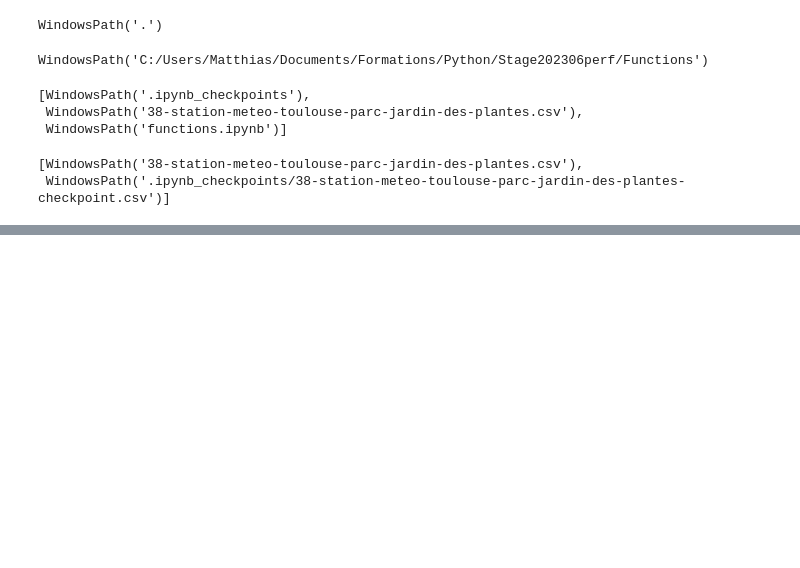
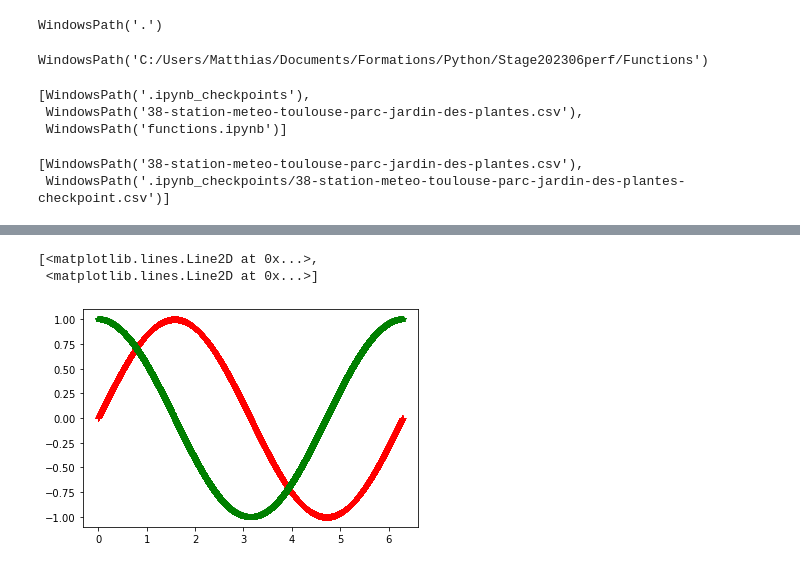
Before and after one commit to matthcol/pythonperf202306, a Jupyter notebook: Functions/functions.ipynb, the cells around one changed output, grey strips where cells are left out. Cells and saved outputs as stored; diff of their text form; code cells hidden in the pictures; blank space fills up the shorter version.

```diff
--- a/Functions/functions.ipynb
+++ b/Functions/functions.ipynb
@@ -189,0 +282,6 @@ list(current_dir.glob('**/*.csv'))
+# %%
+plt.plot(x, y1, 'r+', x, y2, 'g*')
+# %% [output]
+[<matplotlib.lines.Line2D at 0x...>,
+ <matplotlib.lines.Line2D at 0x...>]
+[figure, added]
```
Also changed, not shown: parts of 27 cells of this notebook, 1 other file.
